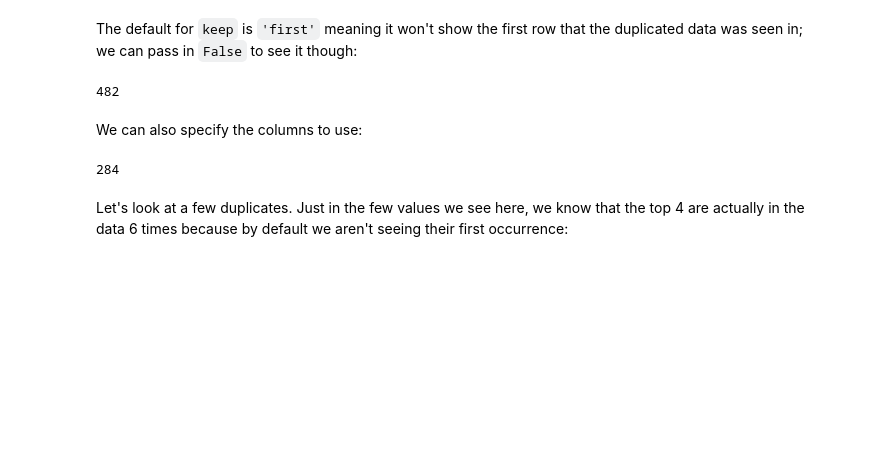
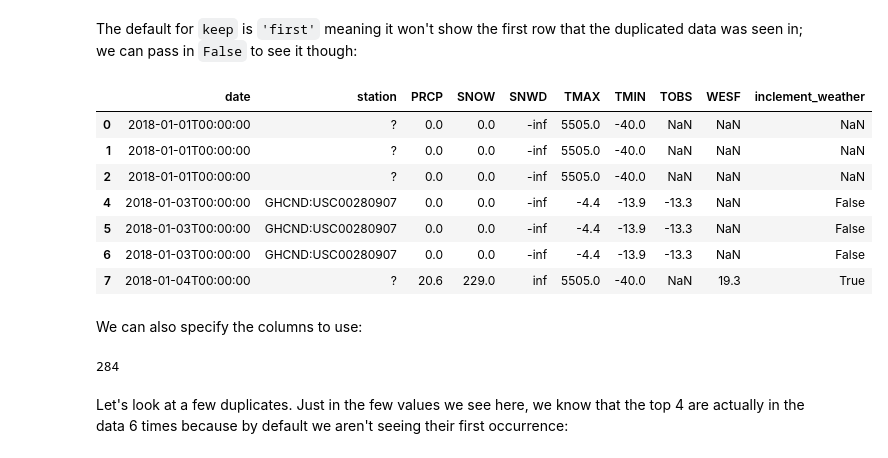
Before and after one commit to 0jisu/MLforAI, a Jupyter notebook: ch_03/5-handling_data_issues.ipynb, the cells around one changed output. Saved outputs shown, nothing was run; the diff lists cells and outputs as text; code cells hidden in the pictures; blank space fills up the shorter version.

```diff
--- a/ch_03/5-handling_data_issues.ipynb
+++ b/ch_03/5-handling_data_issues.ipynb
@@ -188,9 +200,16 @@ df[df.duplicated()].shape[0]
 # %% [markdown]
 The default for `keep` is `'first'` meaning it won't show the first row that the duplicated data was seen in; we can pass in `False` to see it though:
 # %%
-df[df.duplicated(keep=False)].shape[0]
+df[df.duplicated(keep=False)].shape[0]. #keep=False 를 쓰면 겹치는 모든 행을 보여줌
 # %% [output]
-482
+|  | date | station | PRCP | SNOW | SNWD | TMAX | TMIN | TOBS | WESF | inclement_weather |
+| 0 | 2018-01-01T00:00:00 | ? | 0.0 | 0.0 | -inf | 5505.0 | -40.0 | NaN | NaN | NaN |
+| 1 | 2018-01-01T00:00:00 | ? | 0.0 | 0.0 | -inf | 5505.0 | -40.0 | NaN | NaN | NaN |
+| 2 | 2018-01-01T00:00:00 | ? | 0.0 | 0.0 | -inf | 5505.0 | -40.0 | NaN | NaN | NaN |
+| 4 | 2018-01-03T00:00:00 | GHCND:USC00280907 | 0.0 | 0.0 | -inf | -4.4 | -13.9 | -13.3 | NaN | False |
+| 5 | 2018-01-03T00:00:00 | GHCND:USC00280907 | 0.0 | 0.0 | -inf | -4.4 | -13.9 | -13.3 | NaN | False |
+| 6 | 2018-01-03T00:00:00 | GHCND:USC00280907 | 0.0 | 0.0 | -inf | -4.4 | -13.9 | -13.3 | NaN | False |
+| 7 | 2018-01-04T00:00:00 | ? | 20.6 | 229.0 | inf | 5505.0 | -40.0 | NaN | 19.3 | True |
 # %% [markdown]
 We can also specify the columns to use:
 # %%
```
Also changed, not shown: parts of 2 cells of this notebook.
